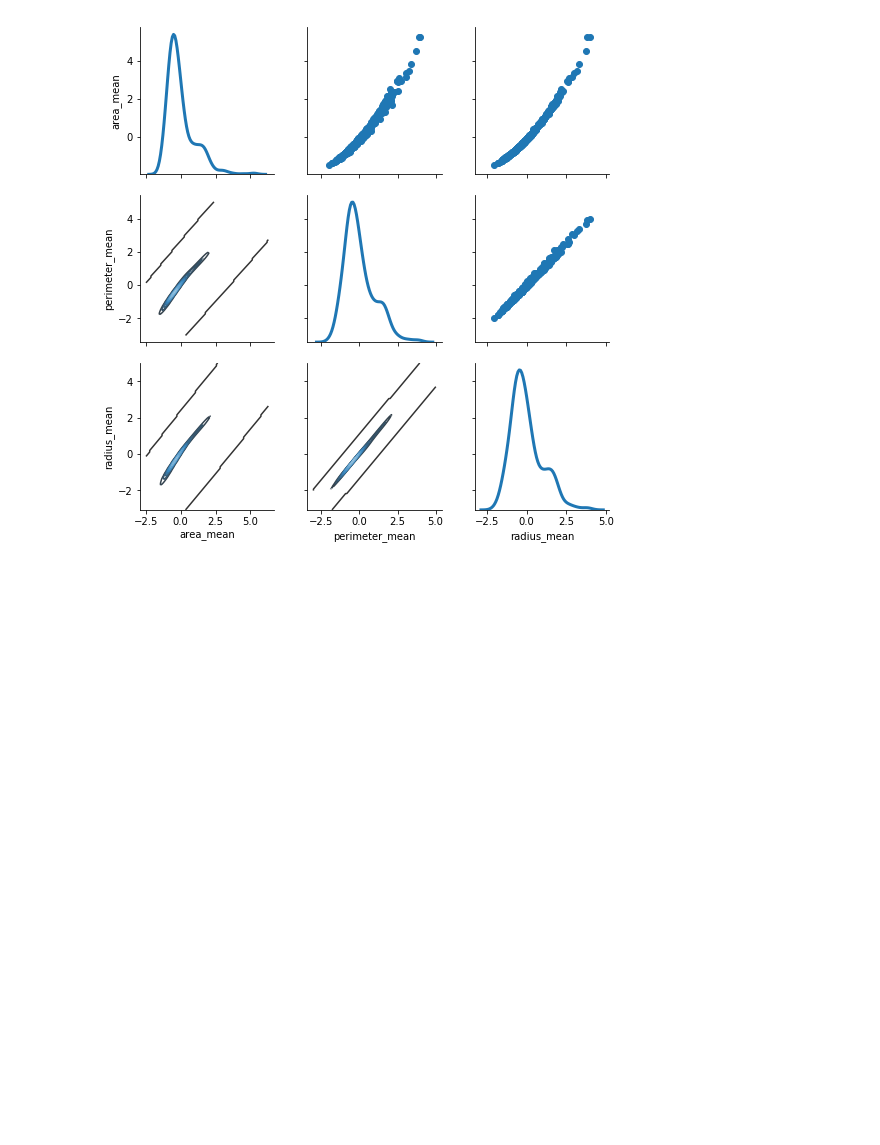
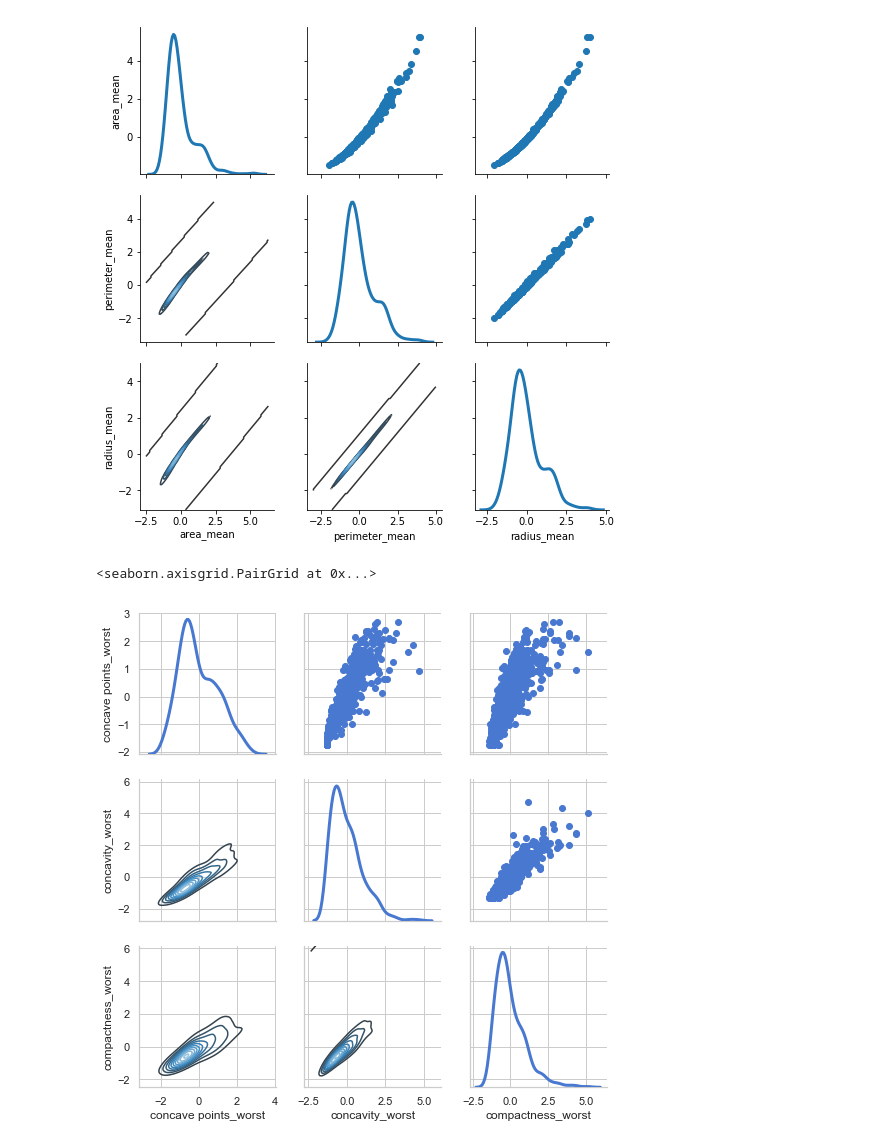
Before and after one commit to danielkurniadi/Wisconsin-Breast-Cancer, a Jupyter notebook: wisconsin-visualization.ipynb, the cells around one changed output. Saved outputs shown, nothing was run; the diff lists cells and outputs as text; code cells hidden in the pictures; blank space fills up the shorter version.

```diff
--- a/wisconsin-visualization.ipynb
+++ b/wisconsin-visualization.ipynb
@@ -250,4 +272,15 @@ g.map_upper(plt.scatter)
 # %% [output]
 <seaborn.axisgrid.PairGrid at 0x...>
 [figure]
+# %%
+
+# Plotting 3x3 Pair Grid, for each pair plotting thus distribution plot of each fatures
+g = sns.PairGrid(data.loc[:,["concave points_worst","concavity_worst","compactness_worst"]], diag_sharey=False)
+# Setup which plot at which grid
+g.map_lower(sns.kdeplot, cmap="Blues_d")
+g.map_diag(sns.kdeplot, lw=3)
+g.map_upper(plt.scatter)
+# %% [output]
+<seaborn.axisgrid.PairGrid at 0x...>
+[figure, added]
 # %% [markdown]
```
Also changed, not shown: parts of 7 cells of this notebook, 1 other file.
